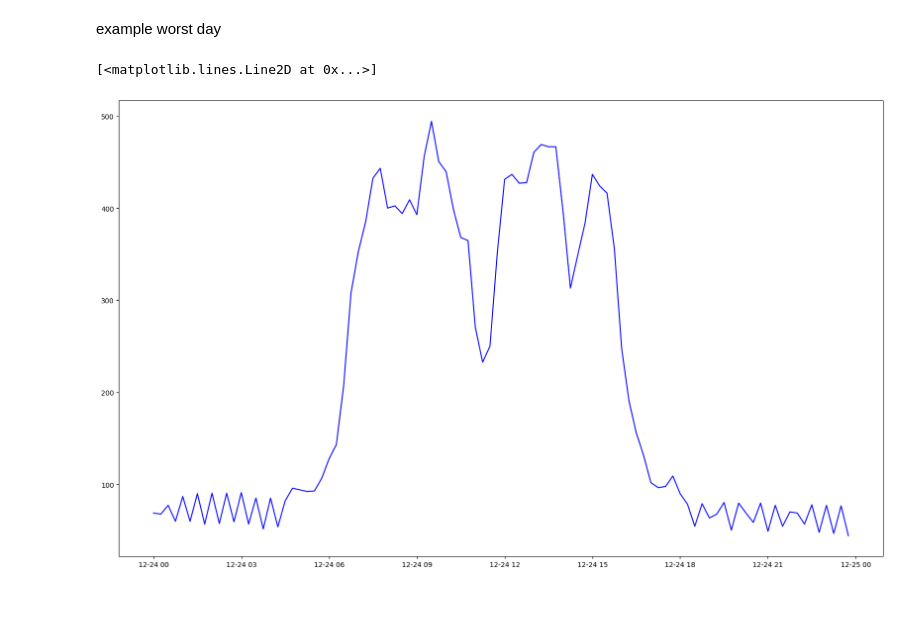
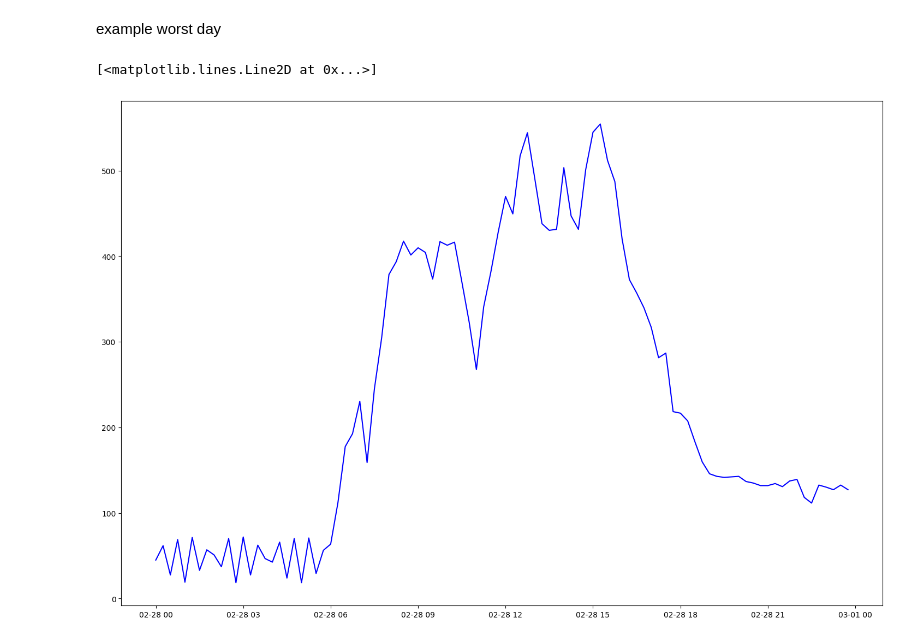
Before and after one commit to TamaraCuric/Euromix, a Jupyter notebook: euromix_gorak_velji_zabio.ipynb, the cells around one changed output. Drawn from its saved outputs; the diff is of its cells as text; code cells hidden in the pictures; blank space fills up the shorter version.

```diff
--- a/euromix_gorak_velji_zabio.ipynb
+++ b/euromix_gorak_velji_zabio.ipynb
@@ -84,8 +84,9 @@ counts
 example worst day
 # %%
 fig, (ax1) = plt.subplots(1,1)
-fig.set_size_inches(20, 12)
-plt.plot(data_Bar['VELJI_ZABIO_power_[kW]']['2022-12-24'],'b')
+fig.set_size_inches(18, 12)
+
+plt.plot(data_Bar['GORAK_power_[kW]']['2022-02-28'],'b')
 # %% [output]
 [<matplotlib.lines.Line2D at 0x...>]
-[figure, old version]
+[figure, new version]
```
Also changed, not shown: parts of 6 cells of this notebook, 1 other file.
